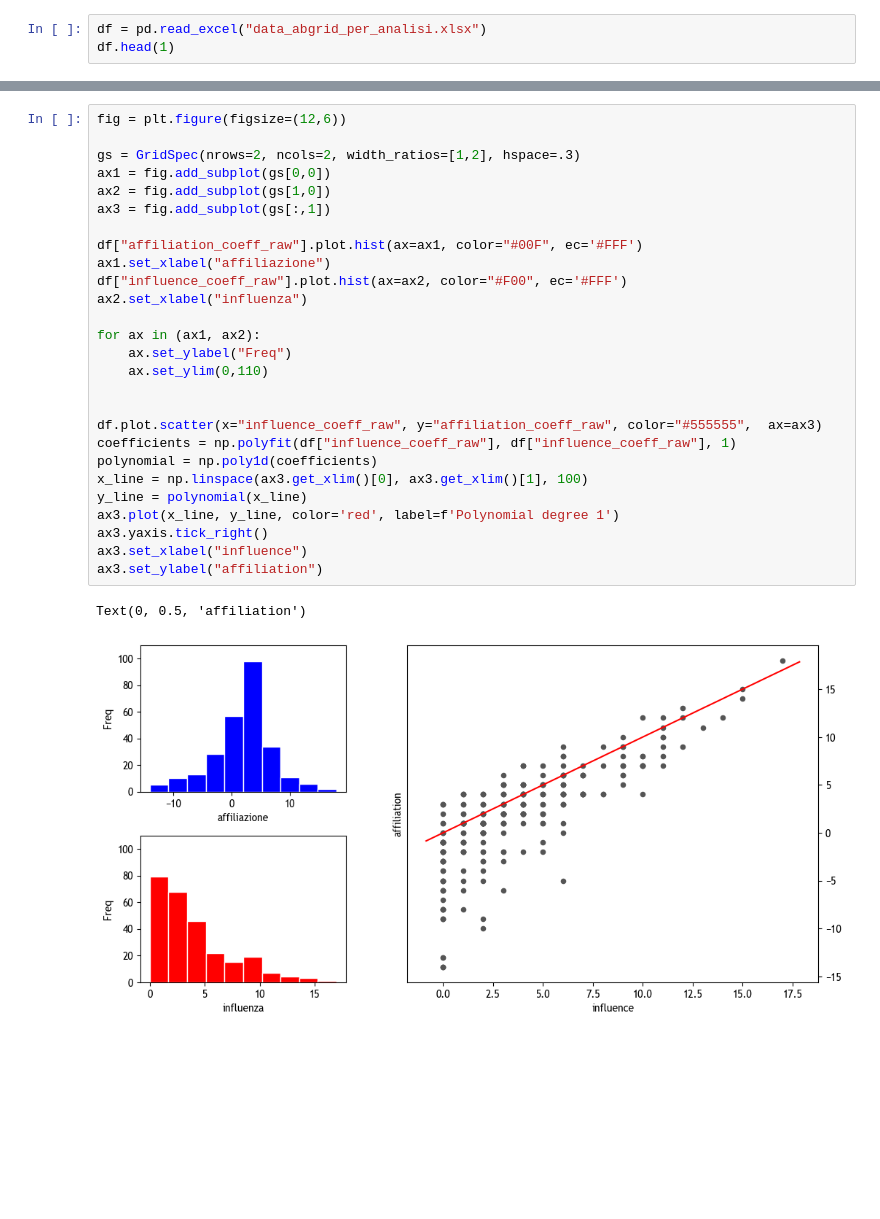
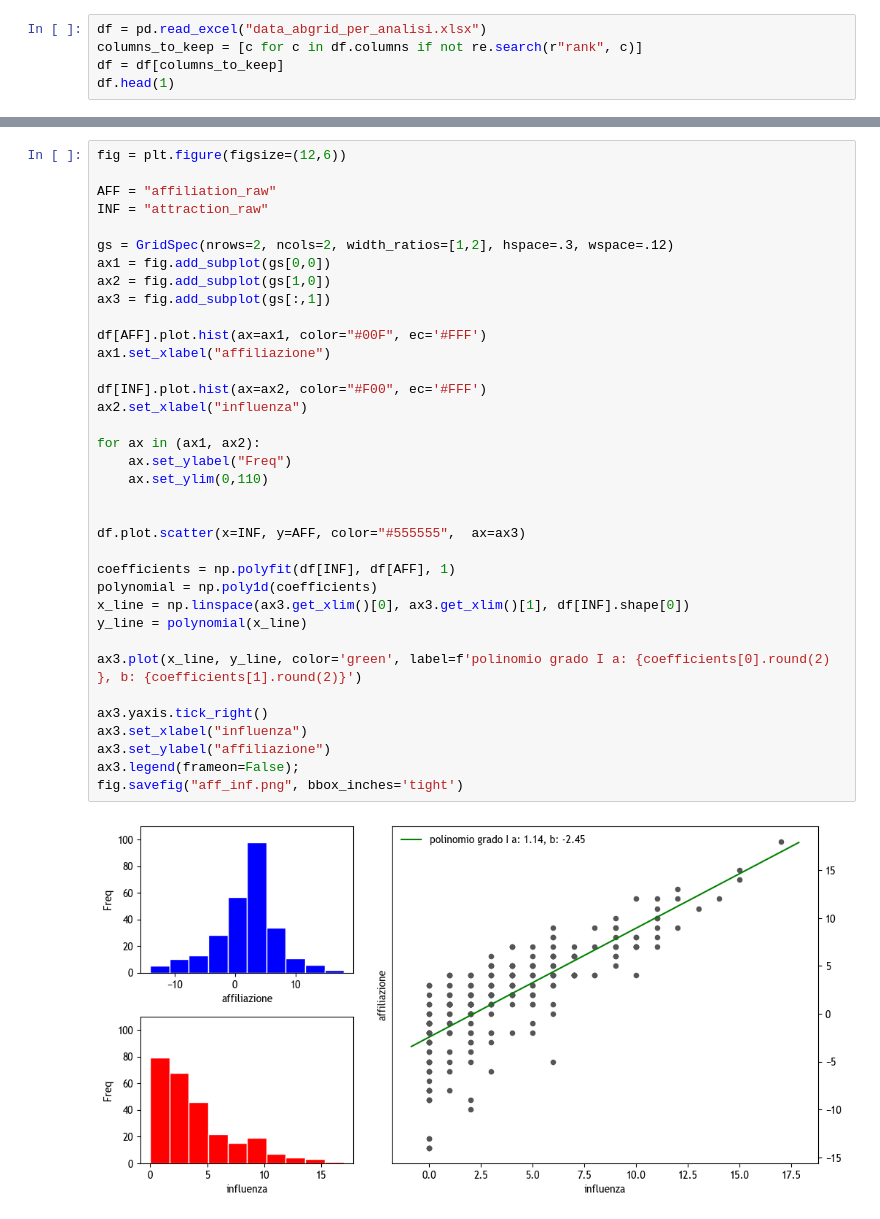
Before and after one commit to alkaest2002/abgrid, a Jupyter notebook: ipython/eda.ipynb, the cells around one changed output, grey strips where cells are left out. Saved outputs shown, nothing was run; the diff lists cells and outputs as text; blank space fills up the shorter version.

```diff
--- a/ipython/eda.ipynb
+++ b/ipython/eda.ipynb
@@ -9,5 +11,7 @@ rcParams['font.family'] = ['Trebuchet MS']
 # %%
 df = pd.read_excel("data_abgrid_per_analisi.xlsx")
+columns_to_keep = [c for c in df.columns if not re.search(r"rank", c)]
+df = df[columns_to_keep]
 df.head(1)
 # %% [output]
 |  | corso | soggetto | anno | id | contesto | lns_a | ic_a | pr_a | bt_a | cl_a | ... | ... |
@@ -16,30 +20,38 @@ df.head(1)
 # %%
 fig = plt.figure(figsize=(12,6))
 
-gs = GridSpec(nrows=2, ncols=2, width_ratios=[1,2], hspace=.3)
+AFF = "affiliation_raw"
+INF = "attraction_raw"
+
+gs = GridSpec(nrows=2, ncols=2, width_ratios=[1,2], hspace=.3, wspace=.12)
 ax1 = fig.add_subplot(gs[0,0])
 ax2 = fig.add_subplot(gs[1,0])
 ax3 = fig.add_subplot(gs[:,1])
 
-df["affiliation_coeff_raw"].plot.hist(ax=ax1, color="#00F", ec='#FFF')
+df[AFF].plot.hist(ax=ax1, color="#00F", ec='#FFF')
 ax1.set_xlabel("affiliazione")
-df["influence_coeff_raw"].plot.hist(ax=ax2, color="#F00", ec='#FFF')
+
+df[INF].plot.hist(ax=ax2, color="#F00", ec='#FFF')
 ax2.set_xlabel("influenza")
 
 for ax in (ax1, ax2):
     ax.set_ylabel("Freq")
     ax.set_ylim(0,110)
 
 
-df.plot.scatter(x="influence_coeff_raw", y="affiliation_coeff_raw", color="#555555",  ax=ax3)
-coefficients = np.polyfit(df["influence_coeff_raw"], df["influence_coeff_raw"], 1)
+df.plot.scatter(x=INF, y=AFF, color="#555555",  ax=ax3)
+
+coefficients = np.polyfit(df[INF], df[AFF], 1)
 polynomial = np.poly1d(coefficients)
-x_line = np.linspace(ax3.get_xlim()[0], ax3.get_xlim()[1], 100)
+x_line = np.linspace(ax3.get_xlim()[0], ax3.get_xlim()[1], df[INF].shape[0])
 y_line = polynomial(x_line)
-ax3.plot(x_line, y_line, color='red', label=f'Polynomial degree 1')
+
+ax3.plot(x_line, y_line, color='green', label=f'polinomio grado I a: {coefficients[0].round(2) }, b: {coefficients[1].round(2)}')
+
 ax3.yaxis.tick_right()
-ax3.set_xlabel("influence")
-ax3.set_ylabel("affiliation")
+ax3.set_xlabel("influenza")
+ax3.set_ylabel("affiliazione")
+ax3.legend(frameon=False);
+fig.savefig("aff_inf.png", bbox_inches='tight')
 # %% [output]
-Text(0, 0.5, 'affiliation')
-[figure, old version]
+[figure, new version]
```
Also changed, not shown: parts of 5 cells of this notebook, 2 other files.
